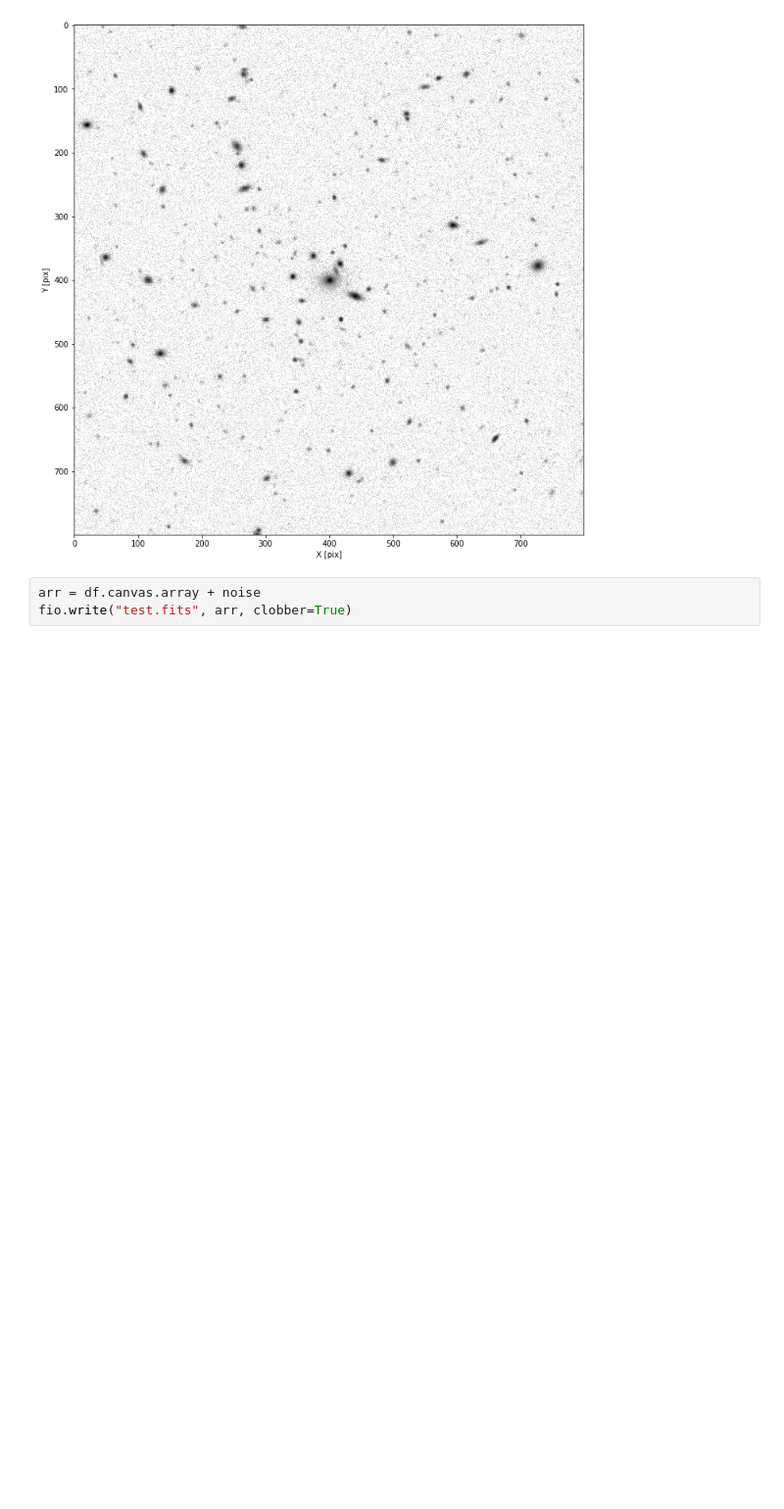
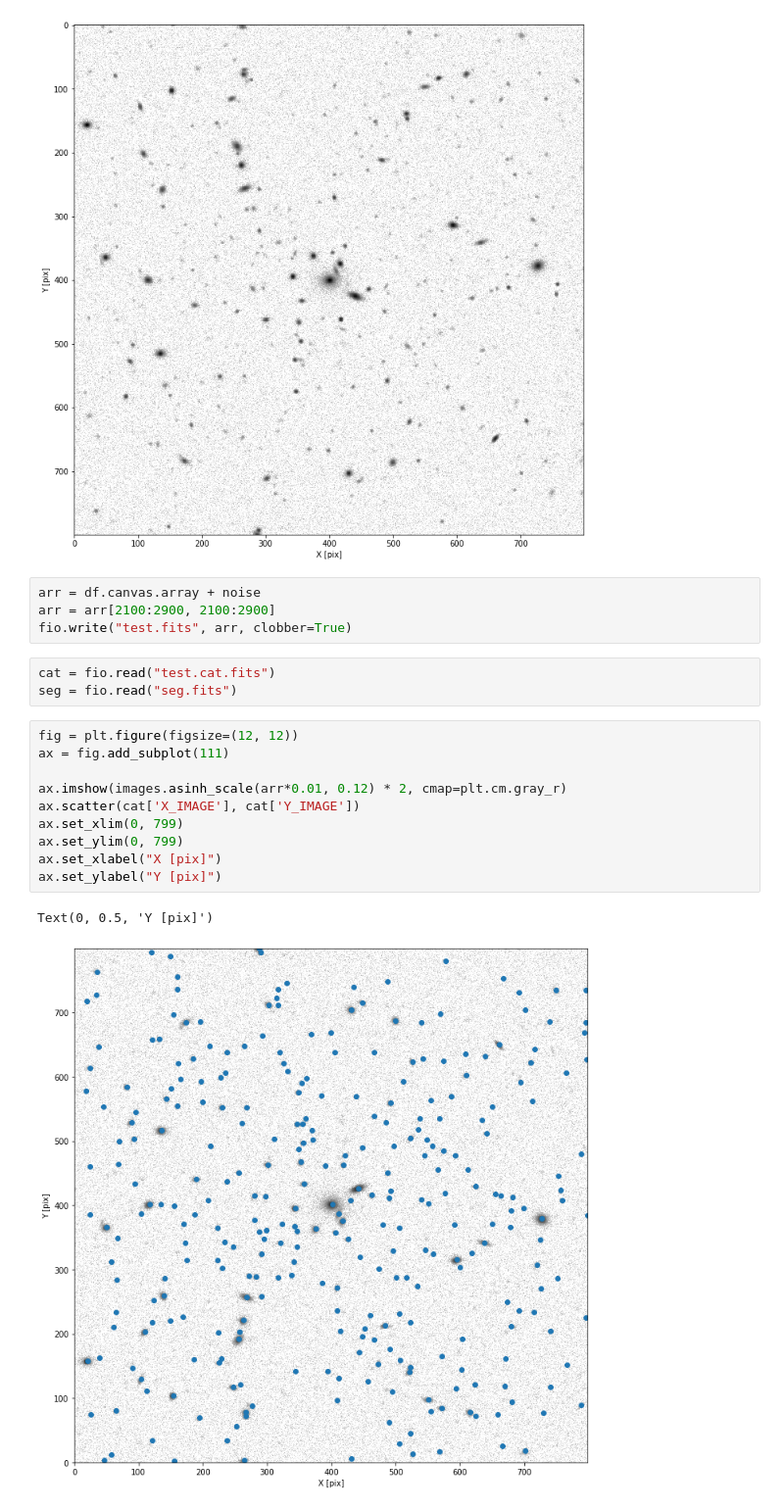
Before and after one commit to vargatn/synthetic, a Jupyter notebook: notebooks/sextractor/sextractor_v01.ipynb, the cells around one changed output. Shown at 98% size. Drawn from its saved outputs; the diff is of its cells as text; blank space fills up the shorter version.

```diff
--- a/notebooks/sextractor/sextractor_v01.ipynb
+++ b/notebooks/sextractor/sextractor_v01.ipynb
@@ -57,4 +57,21 @@ Text(0, 0.5, 'Y [pix]')
 [figure]
 # %%
 arr = df.canvas.array + noise
+arr = arr[2100:2900, 2100:2900]
 fio.write("test.fits", arr, clobber=True)
+# %%
+cat = fio.read("test.cat.fits")
+seg = fio.read("seg.fits")
+# %%
+fig = plt.figure(figsize=(12, 12))
+ax = fig.add_subplot(111)
+
+ax.imshow(images.asinh_scale(arr*0.01, 0.12) * 2, cmap=plt.cm.gray_r)
+ax.scatter(cat['X_IMAGE'], cat['Y_IMAGE'])
+ax.set_xlim(0, 799)
+ax.set_ylim(0, 799)
+ax.set_xlabel("X [pix]")
+ax.set_ylabel("Y [pix]")
+# %% [output]
+Text(0, 0.5, 'Y [pix]')
+[figure, added]
```
Also changed, not shown: parts of 2 cells of this notebook, 5 other files.
